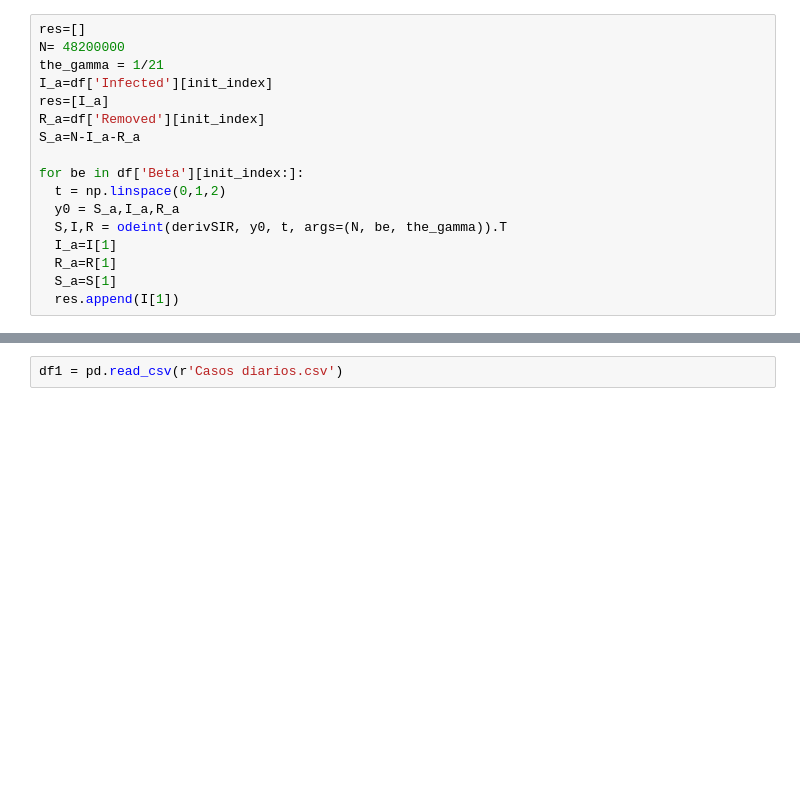
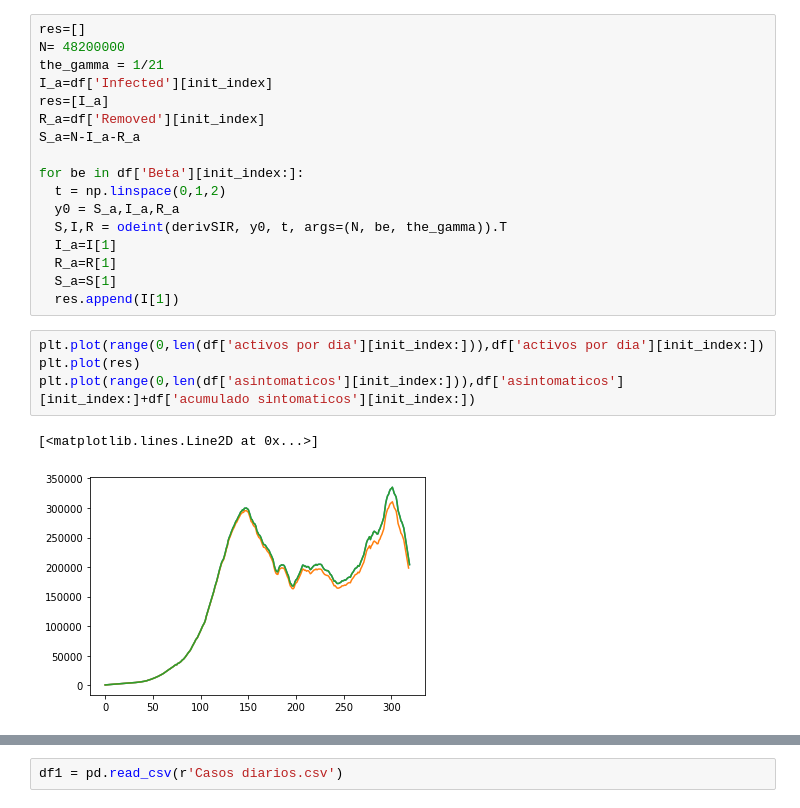
Before and after one commit to tesis-SP-SQ/Tesis, a Jupyter notebook: Hallando_Beta.ipynb, the cells around one changed output, grey strips where cells are left out. Saved outputs shown, nothing was run; the diff lists cells and outputs as text; blank space fills up the shorter version.

```diff
--- a/Hallando_Beta.ipynb
+++ b/Hallando_Beta.ipynb
@@ -77,3 +151,10 @@ for be in df['Beta'][init_index:]:
   R_a=R[1]
   S_a=S[1]
   res.append(I[1])
+# %%
+plt.plot(range(0,len(df['activos por dia'][init_index:])),df['activos por dia'][init_index:])
+plt.plot(res)
+plt.plot(range(0,len(df['asintomaticos'][init_index:])),df['asintomaticos'][init_index:]+df['acumulado sintomaticos'][init_index:])
+# %% [output]
+[<matplotlib.lines.Line2D at 0x...>]
+[figure, added]
```
Also changed, not shown: parts of 20 cells of this notebook.
